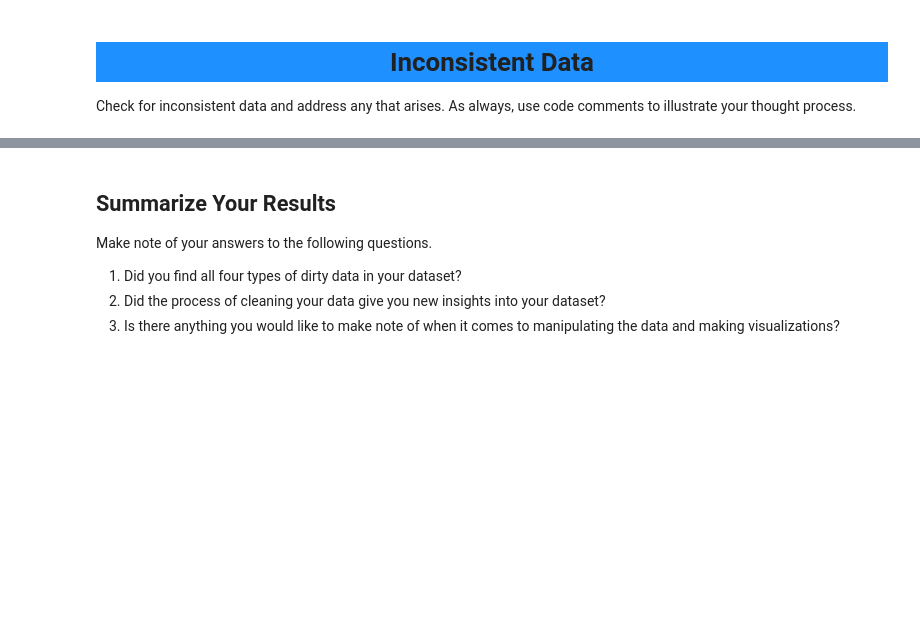
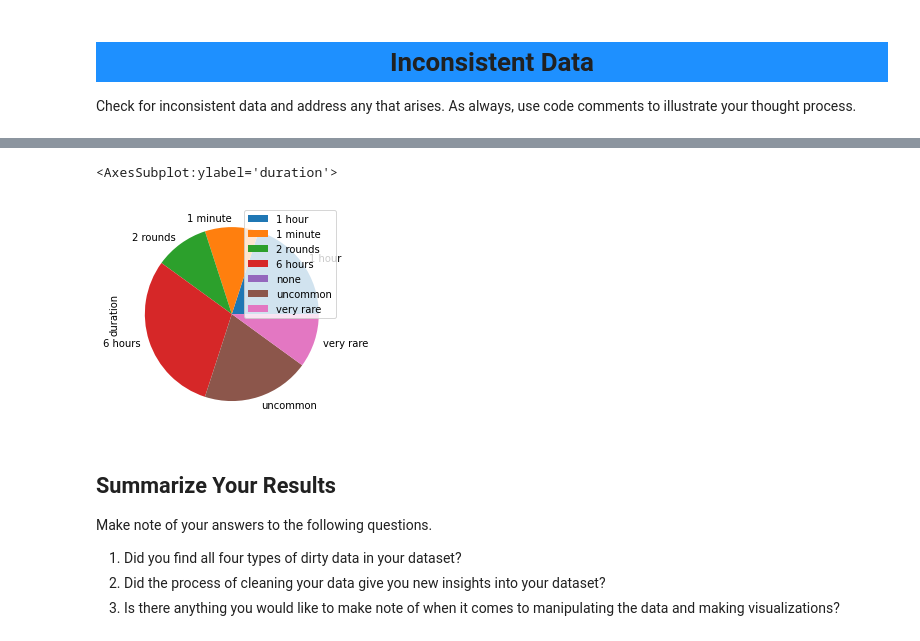
Before and after one commit to speudusa/cleaning-data-checkpoint, a Jupyter notebook: checkpoint-three-items.ipynb, the cells around one changed output, grey strips where cells are left out. Saved outputs shown, nothing was run; the diff lists cells and outputs as text; code cells hidden in the pictures; blank space fills up the shorter version.

```diff
--- a/checkpoint-three-items.ipynb
+++ b/checkpoint-three-items.ipynb
@@ -368,3 +441,9 @@ Check for inconsistent data and address any that arises. As always, use code com
+# %%
+dt = items.groupby("dur_clean").count()
+dt.plot.pie(y="duration")
+# %% [output]
+<AxesSubplot:ylabel='duration'>
+[figure, added]
 # %% [markdown]
 ## Summarize Your Results
 
```
Also changed, not shown: parts of 19 cells of this notebook, 9 other files.
